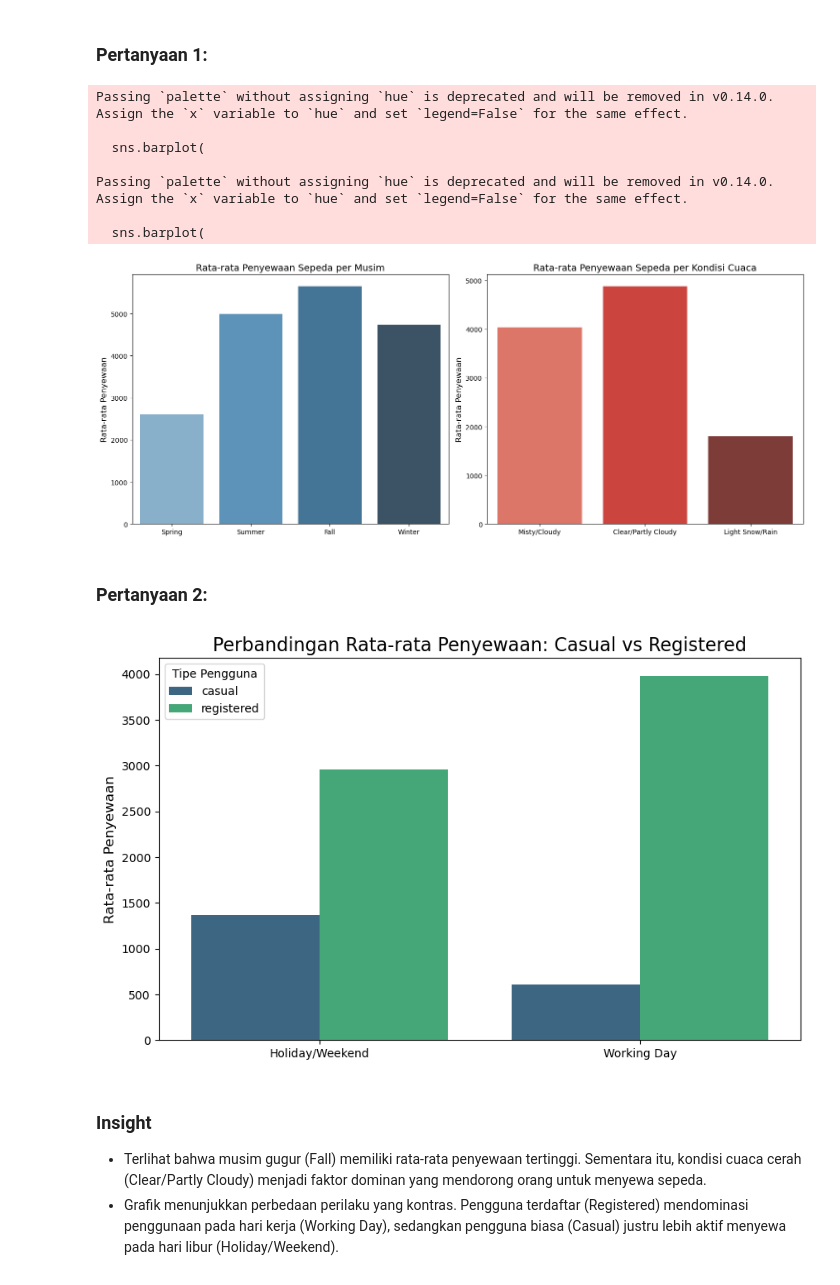
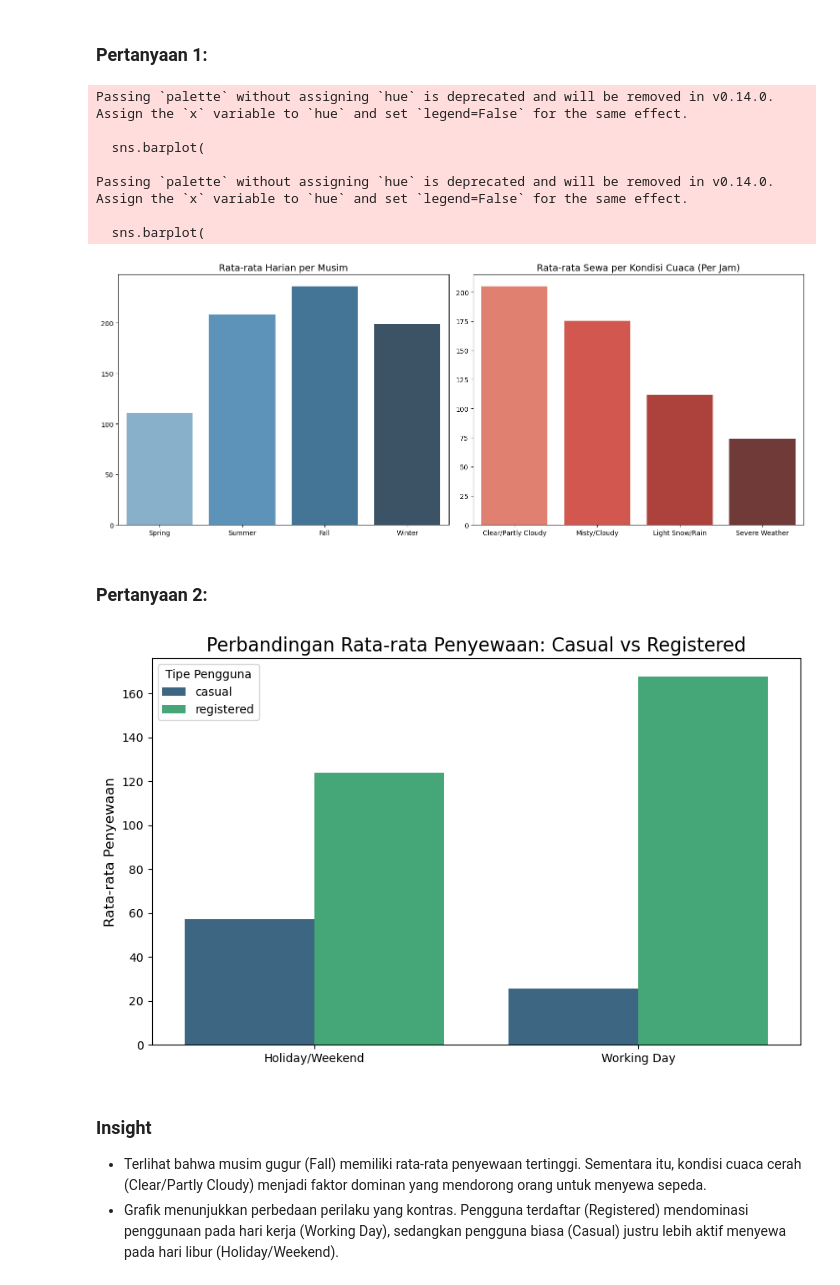
Before and after one commit to moenalyze/bike-sharing-dataset-analysis, a Jupyter notebook: notebook.ipynb, the cells around one changed output. Drawn from its saved outputs; the diff is of its cells as text; code cells hidden in the pictures.

```diff
--- a/notebook.ipynb
+++ b/notebook.ipynb
@@ -365,3 +443,5 @@ is_workingday
+# %%
+main_df = hour_df.merge(day_df['dteday'], on='dteday', how='left')
 # %% [markdown]
 ### **Insight**
 - Rata-rata penyewaan tertinggi terjadi di musim gugur/Fall (5644) dan ketika cuaca cerah (4876).
@@ -377,44 +457,44 @@ fig, ax = plt.subplots(nrows=1, ncols=2, figsize=(15, 6))
 
 sns.barplot(
     x="season",
     y="total_count",
-    data=day_df,
+    data=main_df,
     ax=ax[0],
     palette="Blues_d",
     errorbar=None,
     order=['Spring', 'Summer', 'Fall', 'Winter']
 )
-ax[0].set_title("Rata-rata Penyewaan Sepeda per Musim", fontsize=14)
+ax[0].set_title("Rata-rata Harian per Musim", fontsize=14)
 ax[0].set_xlabel(None)
-ax[0].set_ylabel("Rata-rata Penyewaan", fontsize=12)
+ax[0].set_ylabel(None)
 
 sns.barplot(
     x="weather_cond",
     y="total_count",
-    data=day_df,
+    data=main_df,
     ax=ax[1],
     palette="Reds_d",
     errorbar=None
 )
-ax[1].set_title("Rata-rata Penyewaan Sepeda per Kondisi Cuaca", fontsize=14)
+ax[1].set_title("Rata-rata Sewa per Kondisi Cuaca (Per Jam)", fontsize=14)
 ax[1].set_xlabel(None)
-ax[1].set_ylabel("Rata-rata Penyewaan", fontsize=12)
+ax[1].set_ylabel(None)
 
 plt.tight_layout()
 plt.show()
 # %% [output]
 Passing `palette` without assigning `hue` is deprecated and will be removed in v0.14.0. Assign the `x` variable to `hue` and set `legend=False` for the same effect.
 
   sns.barplot(
 
 Passing `palette` without assigning `hue` is deprecated and will be removed in v0.14.0. Assign the `x` variable to `hue` and set `legend=False` for the same effect.
 
   sns.barplot(
-[figure, old version]
+[figure, new version]
 # %% [markdown]
 ### Pertanyaan 2:
 # %%
-by_workingday = day_df.groupby(by="is_workingday").agg({
+by_workingday = main_df.groupby(by="is_workingday").agg({
     "casual": "mean",
     "registered": "mean"
 }).reset_index()
@@ -446,7 +526,7 @@ plt.ylabel("Rata-rata Penyewaan", fontsize=12)
 plt.legend(title="Tipe Pengguna")
 plt.show()
 # %% [output]
-[figure, old version]
+[figure, new version]
 # %% [markdown]
 ### **Insight**
 - Terlihat bahwa musim gugur (Fall) memiliki rata-rata penyewaan tertinggi. Sementara itu, kondisi cuaca cerah (Clear/Partly Cloudy) menjadi faktor dominan yang mendorong orang untuk menyewa sepeda.
```
Also changed, not shown: parts of 12 cells of this notebook.
